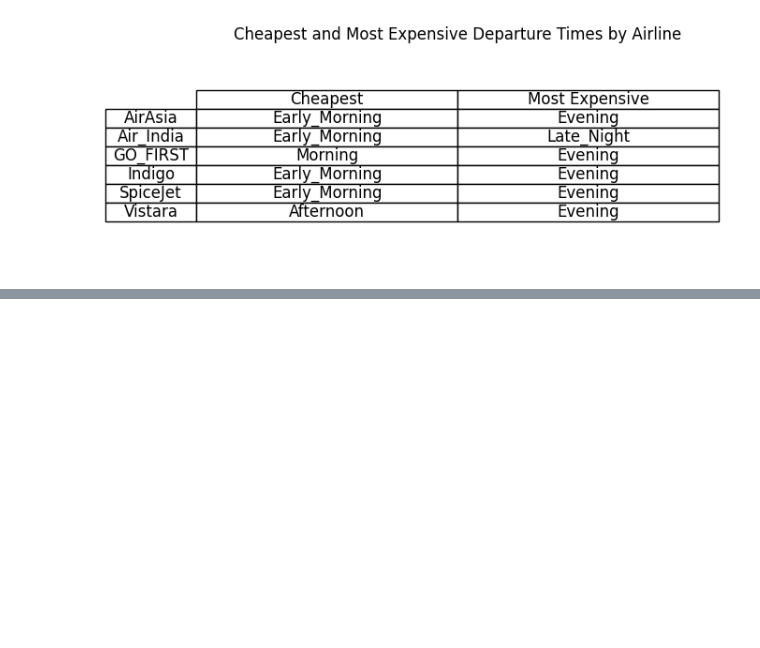
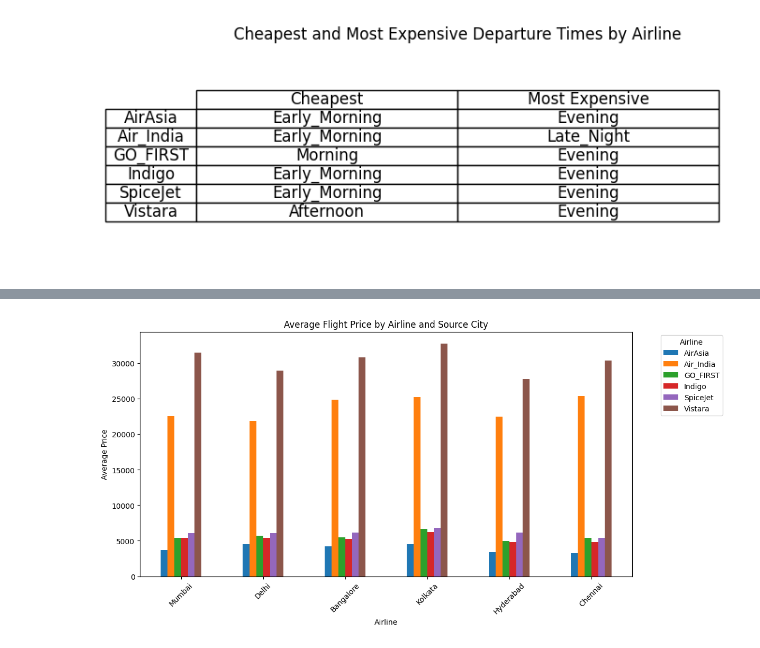
Before and after one commit to build-summer-2025/async-final-project-purple-Eric, a Jupyter notebook: final_project_example.ipynb, the cells around one changed output, grey strips where cells are left out. Saved outputs shown, nothing was run; the diff lists cells and outputs as text; code cells hidden in the pictures; blank space fills up the shorter version.

```diff
--- a/final_project_example.ipynb
+++ b/final_project_example.ipynb
@@ -270,3 +270,18 @@ Indigo     Early_Morning        Evening
 SpiceJet   Early_Morning        Evening
 Vistara        Afternoon        Evening
 [figure]
+# %%
+city_order = ['Mumbai', 'Delhi', 'Bangalore', 'Kolkata', 'Hyderabad', 'Chennai']
+airlines_flights_df['source_city'] = pd.Categorical(
+    airlines_flights_df['source_city'],
+    categories=city_order,
+    ordered=True
+)
+
+source_avg_price_pivot = airlines_flights_df.pivot_table(
+    index='airline',              # rows
+    columns='source_city',      # columns
+    values='price',               # values to aggregate
+    aggfunc='mean'                # aggregation function
+)
+print(source_avg_price_pivot)
@@ -272,0 +306,11 @@ Vistara        Afternoon        Evening
+# %%
+source_avg_price_pivot = source_avg_price_pivot.T
+source_avg_price_pivot.plot(kind='bar', figsize=(12,6))
+plt.title("Average Flight Price by Airline and Source City")
+plt.ylabel("Average Price")
+plt.xlabel("Airline")
+plt.xticks(rotation=45)
+plt.legend(title='Airline', bbox_to_anchor=(1.05, 1), loc='upper left')
+plt.show()
+# %% [output]
+[figure, added]
```
Also changed, not shown: parts of 2 cells of this notebook.
